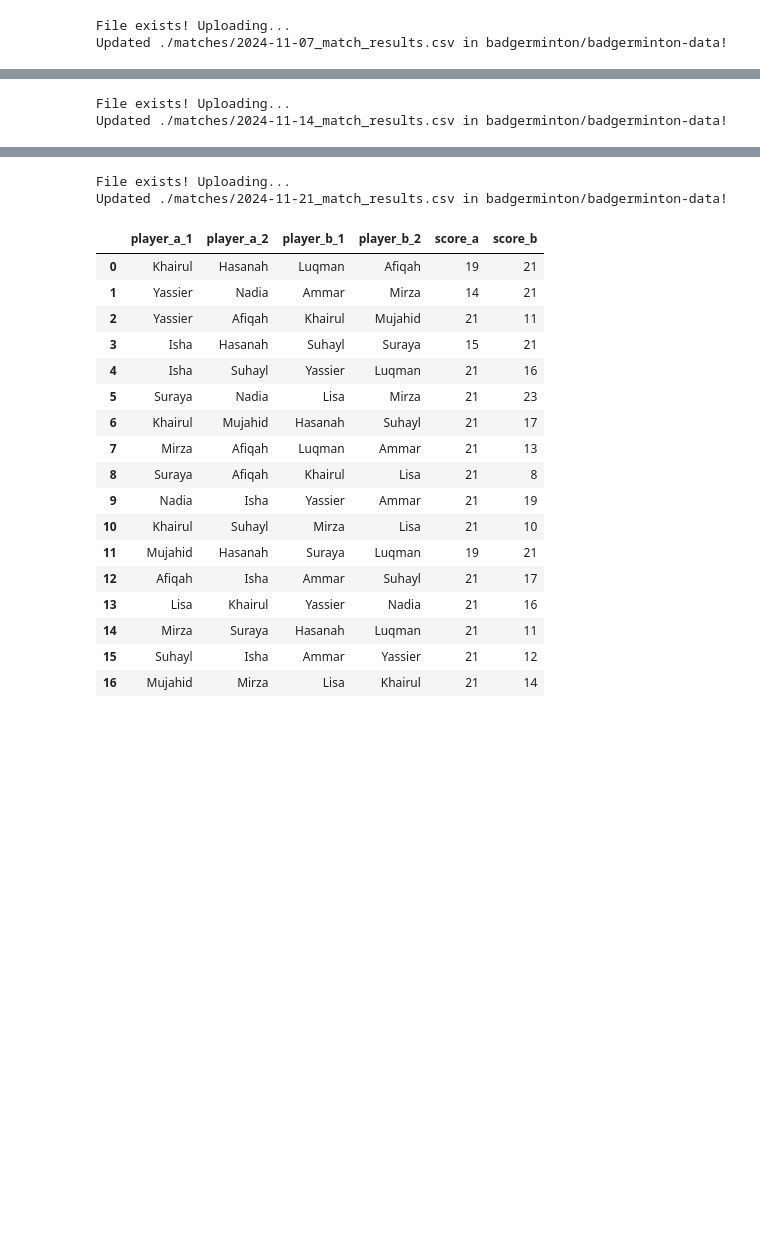
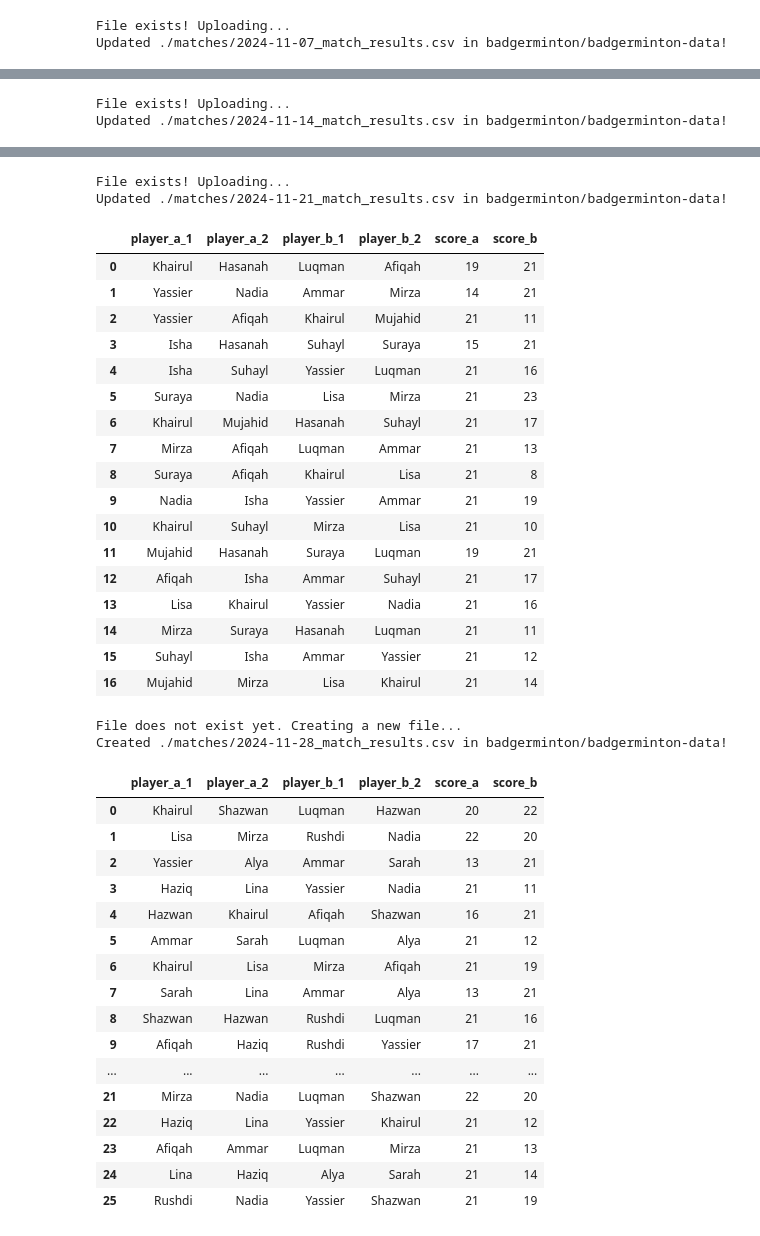
Before and after one commit to BadgerMinton/badgerminton-pipeline, a Jupyter notebook: clean.ipynb, the cells around one changed output, grey strips where cells are left out. Cells and saved outputs as stored; diff of their text form; code cells hidden in the pictures; blank space fills up the shorter version.

```diff
--- a/clean.ipynb
+++ b/clean.ipynb
@@ -69,6 +69,12 @@ WORKSHEET_RANGE_PAIRING: list[WorksheetRangePairing] = [
         "worksheet_id": "1738279156",
         "range_name": "A5:D39",
         "date": "2024-11-21",
+        "clean_script_version": "ffa",
+    },
+    {
+        "worksheet_id": "570135410",
+        "range_name": "A5:D57",
+        "date": "2024-11-28",
         "clean_script_version": "ffa",
     },
 ]
@@ -270,30 +276,49 @@ Updated ./matches/2024-11-14_match_results.csv in badgerminton/badgerminton-data
 | 6 | Rushdi | Alif | Suhailah | Haziq | 21 | 15 |
 | 7 | Mirza | Yassier | Zulhakim | Faiz | 21 | 14 |
 | 8 | Ammar | Lina | Lisa | Shazwan | 21 | 12 |
 | 9 | Yassier | Nadia | Afiqah | Hazwan | 18 | 21 |
 | ... | ... | ... | ... | ... | ... | ... |
 | 24 | Lina | Mirza | Faiz | Alif | 21 | 13 |
 | 25 | Maisarah | Imran | Rushdi | Mujahid | 13 | 21 |
 | 26 | Shazwan | Rafiq | Faiz | Yassier | 21 | 18 |
 | 27 | Luqman | Lina | Hazwan | Nadia | 17 | 21 |
 | 28 | Lisa | Mirza | Haziq | Afiqah | 14 | 21 |
 File exists! Uploading...
 Updated ./matches/2024-11-21_match_results.csv in badgerminton/badgerminton-data!
 |  | player_a_1 | player_a_2 | player_b_1 | player_b_2 | score_a | score_b |
 | 0 | Khairul | Hasanah | Luqman | Afiqah | 19 | 21 |
 | 1 | Yassier | Nadia | Ammar | Mirza | 14 | 21 |
 | 2 | Yassier | Afiqah | Khairul | Mujahid | 21 | 11 |
 | 3 | Isha | Hasanah | Suhayl | Suraya | 15 | 21 |
 | 4 | Isha | Suhayl | Yassier | Luqman | 21 | 16 |
 | 5 | Suraya | Nadia | Lisa | Mirza | 21 | 23 |
 | 6 | Khairul | Mujahid | Hasanah | Suhayl | 21 | 17 |
 | 7 | Mirza | Afiqah | Luqman | Ammar | 21 | 13 |
 | 8 | Suraya | Afiqah | Khairul | Lisa | 21 | 8 |
 | 9 | Nadia | Isha | Yassier | Ammar | 21 | 19 |
 | 10 | Khairul | Suhayl | Mirza | Lisa | 21 | 10 |
 | 11 | Mujahid | Hasanah | Suraya | Luqman | 19 | 21 |
 | 12 | Afiqah | Isha | Ammar | Suhayl | 21 | 17 |
 | 13 | Lisa | Khairul | Yassier | Nadia | 21 | 16 |
 | 14 | Mirza | Suraya | Hasanah | Luqman | 21 | 11 |
 | 15 | Suhayl | Isha | Ammar | Yassier | 21 | 12 |
 | 16 | Mujahid | Mirza | Lisa | Khairul | 21 | 14 |
+File does not exist yet. Creating a new file...
+Created ./matches/2024-11-28_match_results.csv in badgerminton/badgerminton-data!
+|  | player_a_1 | player_a_2 | player_b_1 | player_b_2 | score_a | score_b |
+| 0 | Khairul | Shazwan | Luqman | Hazwan | 20 | 22 |
+| 1 | Lisa | Mirza | Rushdi | Nadia | 22 | 20 |
+| 2 | Yassier | Alya | Ammar | Sarah | 13 | 21 |
+| 3 | Haziq | Lina | Yassier | Nadia | 21 | 11 |
+| 4 | Hazwan | Khairul | Afiqah | Shazwan | 16 | 21 |
+| 5 | Ammar | Sarah | Luqman | Alya | 21 | 12 |
+| 6 | Khairul | Lisa | Mirza | Afiqah | 21 | 19 |
+| 7 | Sarah | Lina | Ammar | Alya | 13 | 21 |
+| 8 | Shazwan | Hazwan | Rushdi | Luqman | 21 | 16 |
+| 9 | Afiqah | Haziq | Rushdi | Yassier | 17 | 21 |
+| ... | ... | ... | ... | ... | ... | ... |
+| 21 | Mirza | Nadia | Luqman | Shazwan | 22 | 20 |
+| 22 | Haziq | Lina | Yassier | Khairul | 21 | 12 |
+| 23 | Afiqah | Ammar | Luqman | Mirza | 21 | 13 |
+| 24 | Lina | Haziq | Alya | Sarah | 21 | 14 |
+| 25 | Rushdi | Nadia | Yassier | Shazwan | 21 | 19 |
```
Also changed, not shown: 2 other files.
